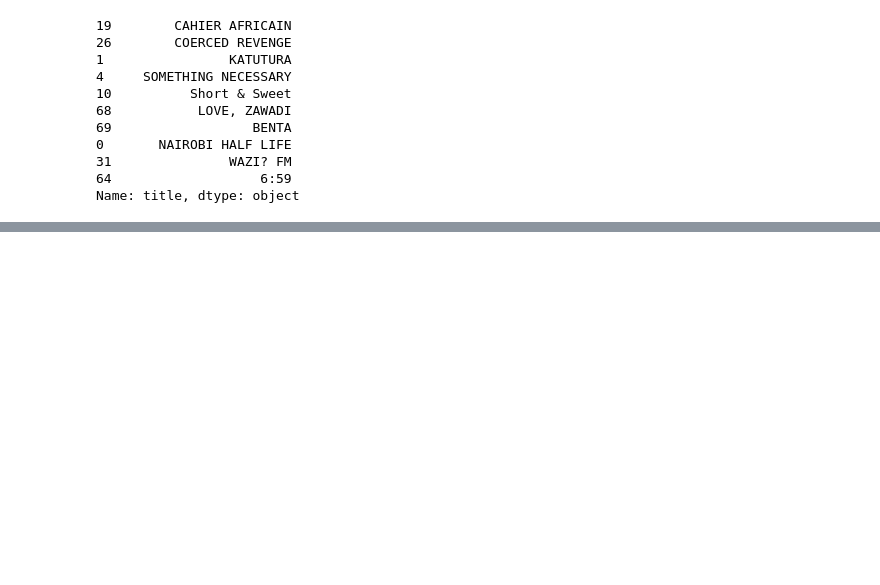
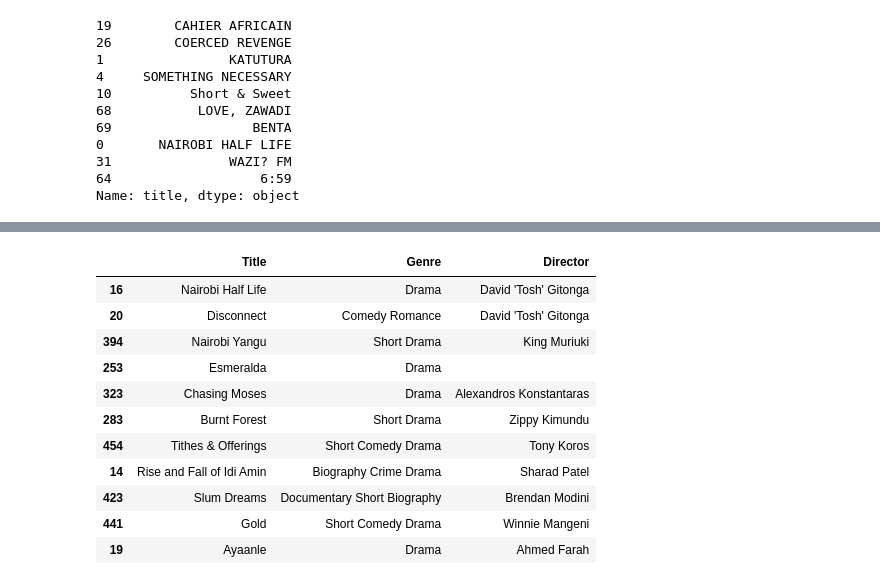
Before and after one commit to CHRISTINEMUTHEE/Movie_Recomendation_System, a Jupyter notebook: content_based.ipynb, the cells around one changed output, grey strips where cells are left out. Drawn from its saved outputs; the diff is of its cells as text; code cells hidden in the pictures; blank space fills up the shorter version.

Commit message:
extra set

```diff
--- a/content_based.ipynb
+++ b/content_based.ipynb
@@ -344,0 +370,5 @@ def get_extra_soup(data):
+# %%
+cols=['\n','(',')','-',"'",',']
+for item in cols:
+       final_df['Genre']=final_df['Genre'].apply(lambda x : x.replace(item,''))
+final_df['Genre']
@@ -360,0 +404,5 @@ Name: extra_soup, Length: 801, dtype: object
+# %%
+cols=['\n','(',')','-',"'",',']
+for item in cols:
+       final_df['extra_soup']=final_df['extra_soup'].apply(lambda x : x.replace(item,''))
+final_df['extra_soup']
@@ -363,16 +439,15 @@ Name: extra_soup, Length: 801, dtype: object
 from sklearn.feature_extraction.text import TfidfVectorizer
 from sklearn.metrics.pairwise import linear_kernel,sigmoid_kernel
 # We want to create vectors from the content in the the synopsis
-Tfid_final=TfidfVectorizer(
+Tfid1=TfidfVectorizer(
     strip_accents="unicode",
     lowercase=True,
     stop_words="english",
     min_df=2,
     ngram_range=(1,3))
 # We will remove all the empty spaces and fill it with an empty string to avoid error
-# df2['synopsis']=df2['synopsis'].fillna('')
 # Creating a sparse matrix of term frequencies in the synopsis
-tfid_mat_final=Tfid_final.fit_transform(final_df['extra_soup'])
+tfid_mat_final=Tfid1.fit_transform(final_df['extra_soup'])
 tfid_mat_final
 # Creating a similarity matrix using dot product to compute similarity between the vectors created
-sim_mat_final=sigmoid_kernel(tfid_mat_final,tfid_mat_final)
+sim_mat_final=linear_kernel(tfid_mat_final,tfid_mat_final)
@@ -378,0 +468,32 @@ sim_mat_final=sigmoid_kernel(tfid_mat_final,tfid_mat_final)
+# %%
+def similar_movies_final(data,title,matrix):
+    # Now that we have a similarity matrix . We form a pandas series with movies and indices
+    movies_final=pd.Series(data.index,index=data['Title']).drop_duplicates()
+    movies_final
+    # Mapping indexes to the movies
+    index=movies_final[title]
+    # Listing the movie index and the specific matrix matched
+    movie_sim_score=list(enumerate(matrix[index]))
+    # Sorting it in descending order
+    sorted_score=sorted(movie_sim_score,key=lambda x:x[1],reverse=True)
+    # Obtaining the top ten scores
+    top_ten=sorted_score[0:11]
+    # Movie indexes
+    movie_indexes= [i[0] for i in top_ten]
+    # Obtaining similar movies
+    return final_df[["Title","Genre","Director"]].iloc[movie_indexes]
+# %%
+similar_movies_final(final_df,'Nairobi Half Life',sim_mat_final)
+# %% [output]
+|  | Title | Genre | Director |
+| 16 | Nairobi Half Life | Drama | David 'Tosh' Gitonga |
+| 20 | Disconnect | Comedy Romance | David 'Tosh' Gitonga |
+| 394 | Nairobi Yangu | Short Drama | King Muriuki |
+| 253 | Esmeralda | Drama |  |
+| 323 | Chasing Moses | Drama | Alexandros Konstantaras |
+| 283 | Burnt Forest | Short Drama | Zippy Kimundu |
+| 454 | Tithes & Offerings | Short Comedy Drama | Tony Koros |
+| 14 | Rise and Fall of Idi Amin | Biography Crime Drama | Sharad Patel |
+| 423 | Slum Dreams | Documentary Short Biography | Brendan Modini |
+| 441 | Gold | Short Comedy Drama | Winnie Mangeni |
+| 19 | Ayaanle | Drama | Ahmed Farah |
```
Also changed, not shown: parts of 27 cells of this notebook, 4 other files.
